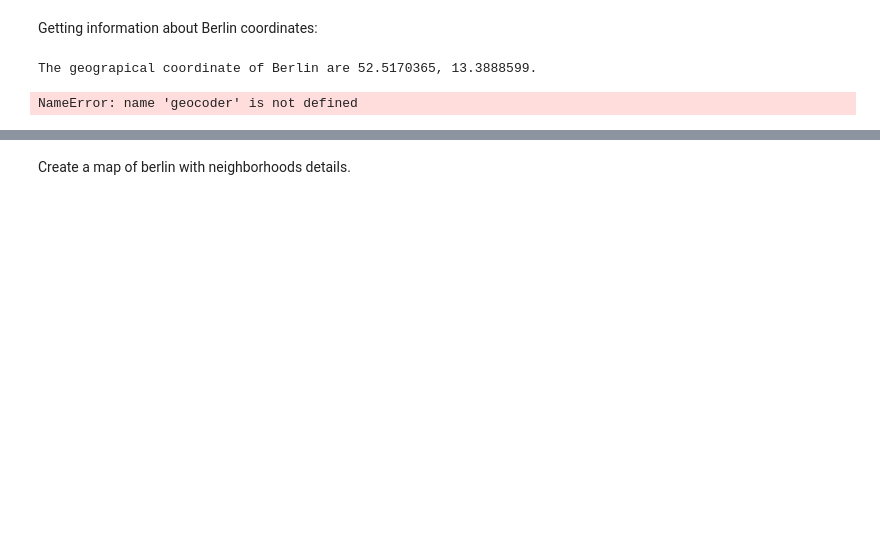
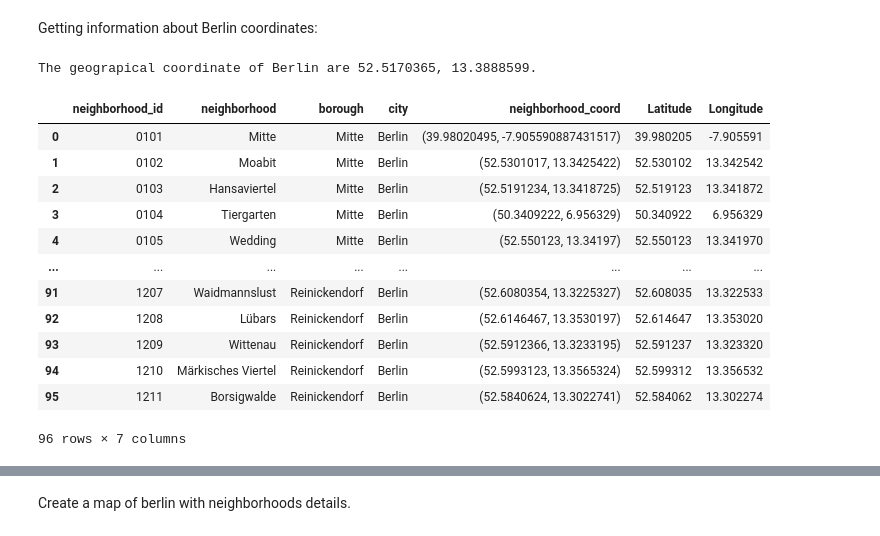
Before and after one commit to victoravalbuena/Coursera_Capstone, a Jupyter notebook: BERLIN_Neighborhood: Business Issue.ipynb, the cells around one changed output, grey strips where cells are left out. Cells and saved outputs as stored; diff of their text form; code cells hidden in the pictures; blank space fills up the shorter version.

```diff
--- a/BERLIN_Neighborhood: Business Issue.ipynb
+++ b/BERLIN_Neighborhood: Business Issue.ipynb
@@ -152,14 +168,24 @@ longitude = location.longitude
 print('The geograpical coordinate of Berlin are {}, {}.'.format(latitude, longitude))
 # %% [output]
 The geograpical coordinate of Berlin are 52.5170365, 13.3888599.
-# %%
-def get_latlng(neighborhood):
-    lat_lng_coords = None
-    while(lat_lng_coords is None):
-        g = geocoder.arcgis('(), Berlin, Germany'.format(neighborhood))
-        lat_lng_coords = g.latlng
-    return lat_lng_coords
-coords = [get_latlng(neighborhoodlist) for neighborhoodlist in df_berlin["neighborhood"].tolist()]
-coords
-# %% [output]
-NameError: name 'geocoder' is not defined
+# %%
+geolocator = Nominatim(user_agent="be_explorer")
+
+df_berlin['neighborhood_coord']= df_berlin['neighborhood'].apply(geolocator.geocode).apply(lambda x: (x.latitude, x.longitude))
+df_berlin[['Latitude', 'Longitude']] = df_berlin['neighborhood_coord'].apply(pd.Series)
+
+df_berlin
+# %% [output]
+|  | neighborhood_id | neighborhood | borough | city | neighborhood_coord | Latitude | Longitude |
+| 0 | 0101 | Mitte | Mitte | Berlin | (39.98020495, -7.905590887431517) | 39.980205 | -7.905591 |
+| 1 | 0102 | Moabit | Mitte | Berlin | (52.5301017, 13.3425422) | 52.530102 | 13.342542 |
+| 2 | 0103 | Hansaviertel | Mitte | Berlin | (52.5191234, 13.3418725) | 52.519123 | 13.341872 |
+| 3 | 0104 | Tiergarten | Mitte | Berlin | (50.3409222, 6.956329) | 50.340922 | 6.956329 |
+| 4 | 0105 | Wedding | Mitte | Berlin | (52.550123, 13.34197) | 52.550123 | 13.341970 |
+| ... | ... | ... | ... | ... | ... | ... | ... |
+| 91 | 1207 | Waidmannslust | Reinickendorf | Berlin | (52.6080354, 13.3225327) | 52.608035 | 13.322533 |
+| 92 | 1208 | Lübars | Reinickendorf | Berlin | (52.6146467, 13.3530197) | 52.614647 | 13.353020 |
+| 93 | 1209 | Wittenau | Reinickendorf | Berlin | (52.5912366, 13.3233195) | 52.591237 | 13.323320 |
+| 94 | 1210 | Märkisches Viertel | Reinickendorf | Berlin | (52.5993123, 13.3565324) | 52.599312 | 13.356532 |
+| 95 | 1211 | Borsigwalde | Reinickendorf | Berlin | (52.5840624, 13.3022741) | 52.584062 | 13.302274 |
+96 rows × 7 columns
```
Also changed, not shown: parts of 5 cells of this notebook.
